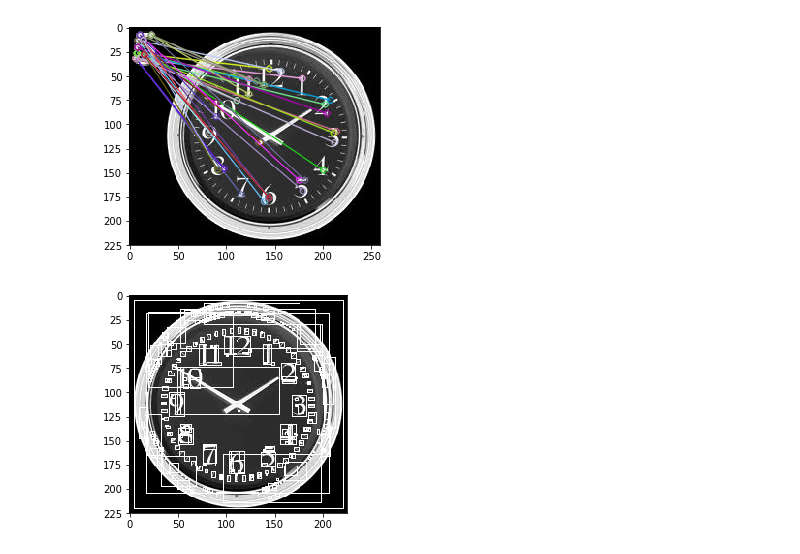
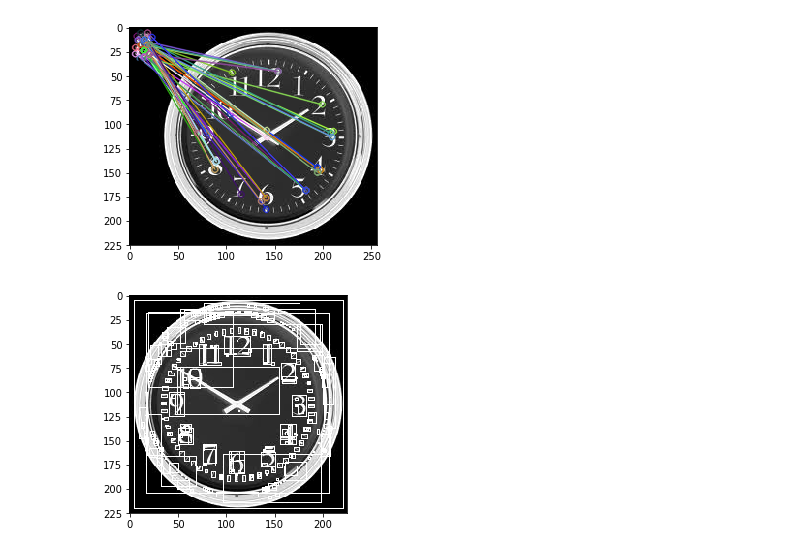
Before and after one commit to coolmich/coco, a Jupyter notebook: clock_algo/digit detection pipeline.ipynb, the cells around one changed output. Drawn from its saved outputs; the diff is of its cells as text; code cells hidden in the pictures.

```diff
--- a/clock_algo/digit detection pipeline.ipynb
+++ b/clock_algo/digit detection pipeline.ipynb
@@ -38,16 +38,16 @@ def gen_match_pts(hay_img, needle_img):
 # %%
 hay_img = 'clocks/clock2.png'
 hay_img = cv2.cvtColor(cv2.imread(hay_img), cv2.COLOR_BGR2GRAY)
 # _,hay_img = cv2.threshold(hay_img,0,255,cv2.THRESH_BINARY+cv2.THRESH_OTSU)
 hay_img = cv2.bitwise_not(hay_img)
 
-needle_img = 'clocks/num5.png'
+needle_img = 'clocks/num8.png'
 needle_img = cv2.cvtColor(cv2.imread(needle_img), cv2.COLOR_BGR2GRAY)
 # _,needle_img = cv2.threshold(needle_img,0,255,cv2.THRESH_BINARY+cv2.THRESH_OTSU)
 needle_img = cv2.bitwise_not(needle_img)
 macthed_kp_map = gen_match_pts(hay_img, needle_img)
 # %% [output]
-[figure, old version]
+[figure, new version]
 # %%
 def draw_contour_bb(img, contours=None, bbs=None, color=0):
     if contours is not None:
```
Also changed, not shown: parts of 7 cells of this notebook, 3 other files.
